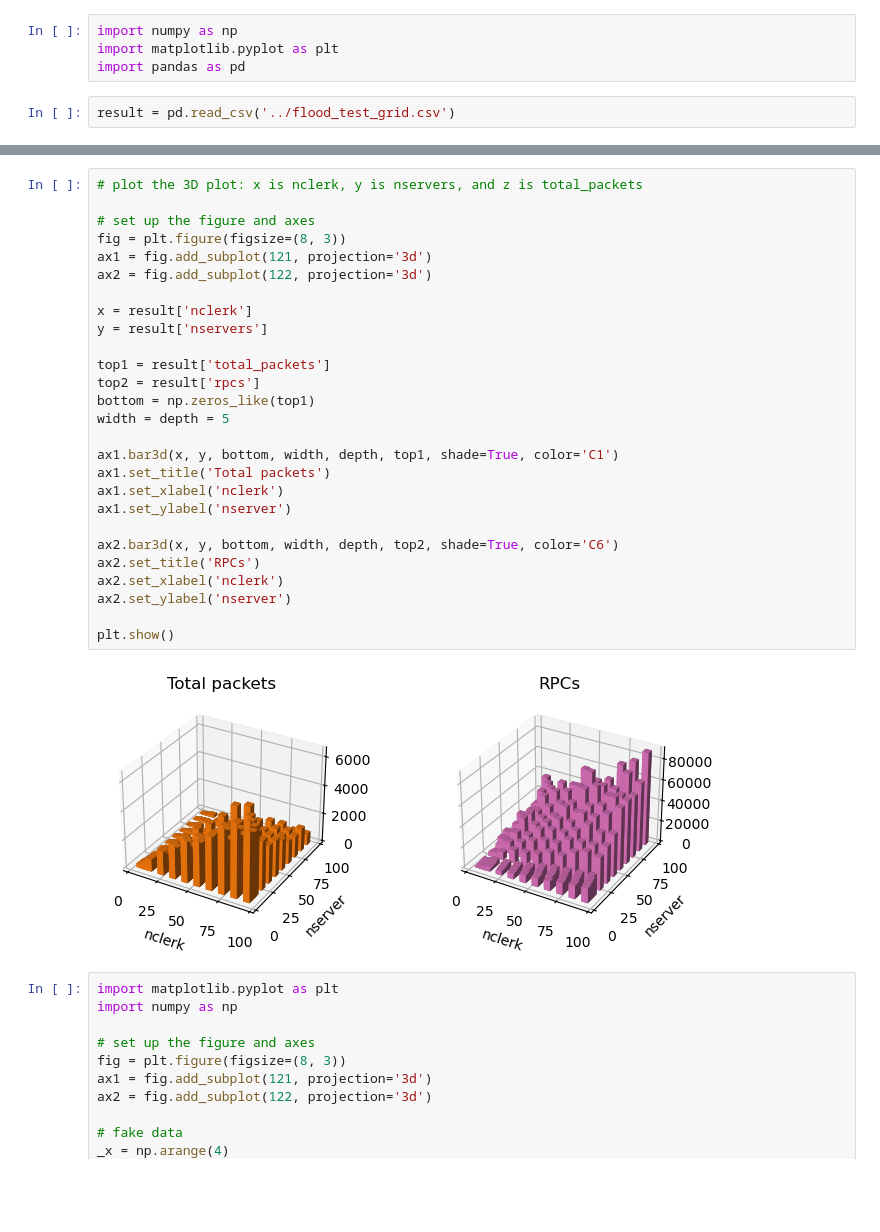
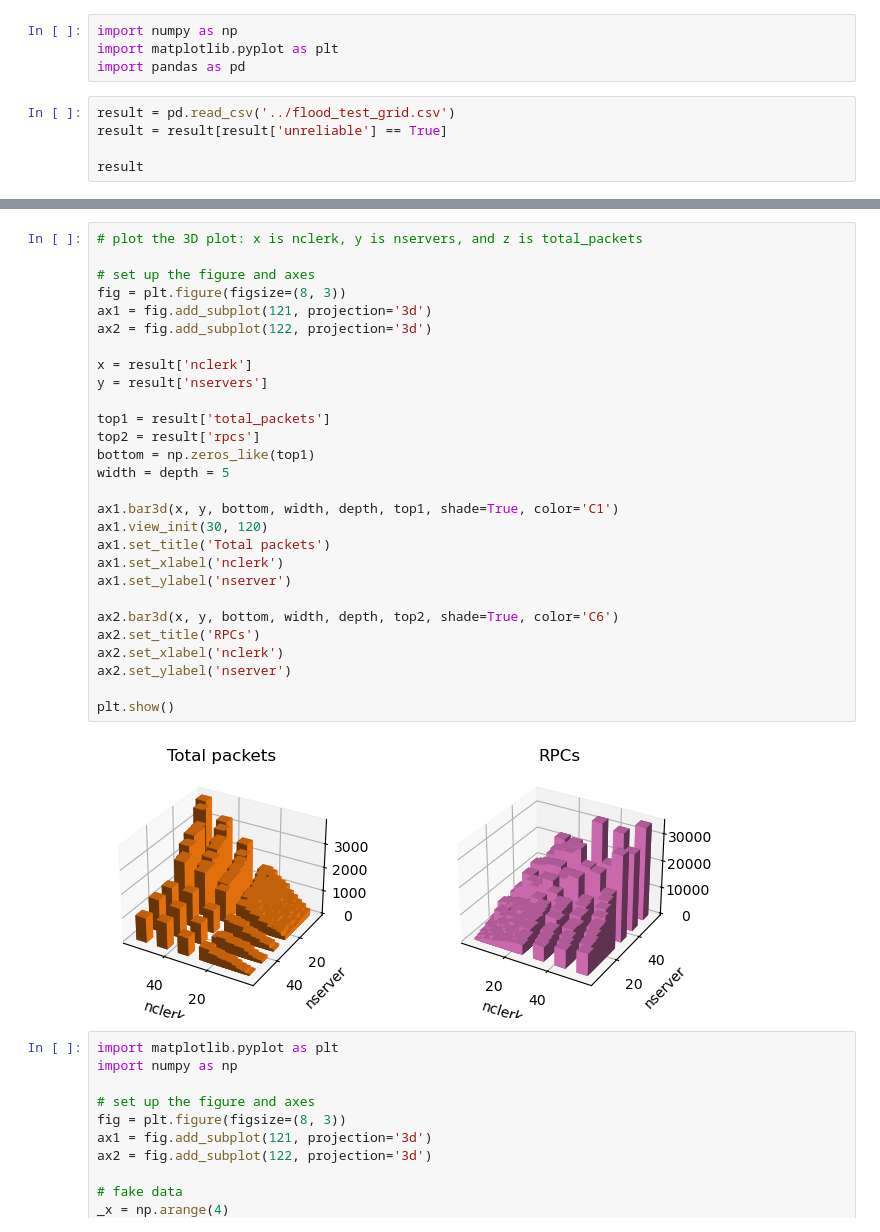
Before and after one commit to AmyTao/MyDNS, a Jupyter notebook: src/client_tests/vis_result.ipynb, the cells around one changed output, grey strips where cells are left out. Cells and saved outputs as stored; diff of their text form; blank space fills up the shorter version.

```diff
--- a/src/client_tests/vis_result.ipynb
+++ b/src/client_tests/vis_result.ipynb
@@ -4,3 +4,6 @@ import matplotlib.pyplot as plt
 import pandas as pd
 # %%
 result = pd.read_csv('../flood_test_grid.csv')
+result = result[result['unreliable'] == True]
+
+result
@@ -7,32 +24,33 @@ result = pd.read_csv('../flood_test_grid.csv')
 # %%
 # plot the 3D plot: x is nclerk, y is nservers, and z is total_packets
 
 # set up the figure and axes
 fig = plt.figure(figsize=(8, 3))
 ax1 = fig.add_subplot(121, projection='3d')
 ax2 = fig.add_subplot(122, projection='3d')
 
 x = result['nclerk']
 y = result['nservers']
 
 top1 = result['total_packets']
 top2 = result['rpcs']
 bottom = np.zeros_like(top1)
 width = depth = 5
 
 ax1.bar3d(x, y, bottom, width, depth, top1, shade=True, color='C1')
+ax1.view_init(30, 120)
 ax1.set_title('Total packets')
 ax1.set_xlabel('nclerk')
 ax1.set_ylabel('nserver')
 
 ax2.bar3d(x, y, bottom, width, depth, top2, shade=True, color='C6')
 ax2.set_title('RPCs')
 ax2.set_xlabel('nclerk')
 ax2.set_ylabel('nserver')
 
 plt.show()
 # %% [output]
-[figure, old version]
+[figure, new version]
 # %%
 import matplotlib.pyplot as plt
 import numpy as np
```
Also changed, not shown: parts of 1 cell of this notebook, 3 other files.
